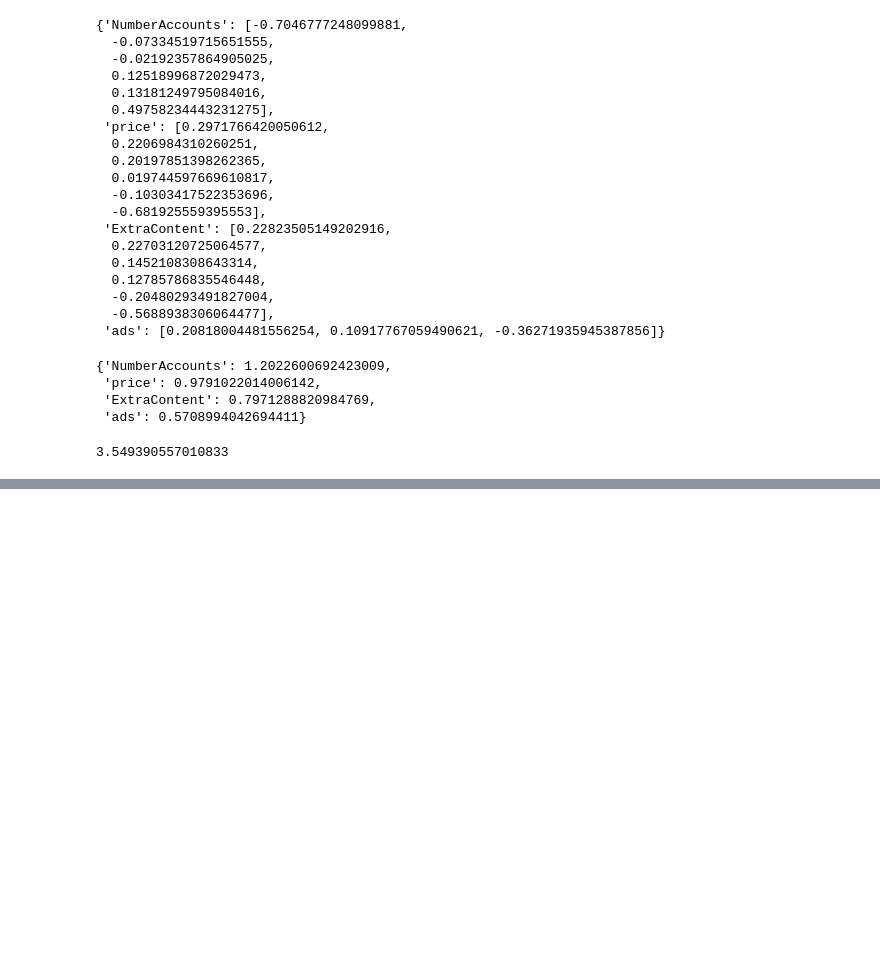
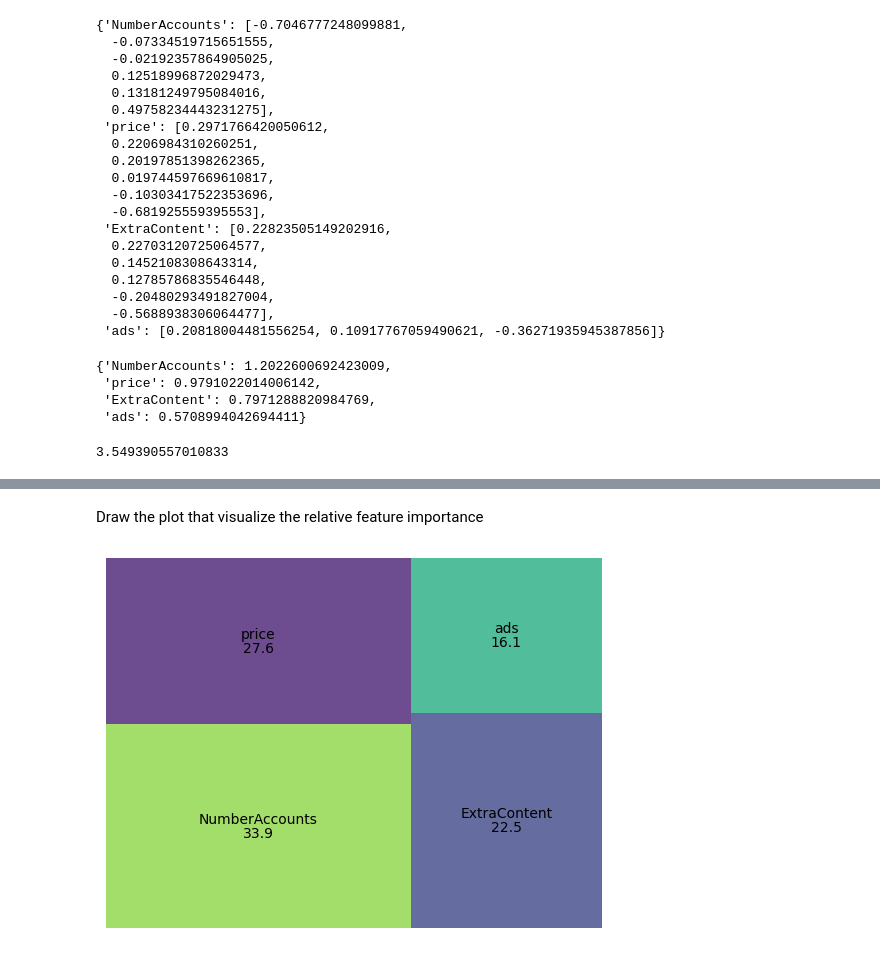
Before and after one commit to JiayiD77/Conjoint-Analysis, a Jupyter notebook: conjoint_analysis.ipynb, the cells around one changed output, grey strips where cells are left out. Cells and saved outputs as stored; diff of their text form; code cells hidden in the pictures; blank space fills up the shorter version.

```diff
--- a/conjoint_analysis.ipynb
+++ b/conjoint_analysis.ipynb
@@ -210,3 +211,9 @@ total_importance = sum(importance_per_feature.values())
 total_importance
 # %% [output]
 3.549390557010833
+# %%
+# Calculate the relative importance
+relative_importance_per_feature = {
+    k: round(100 * v/total_importance, 1) for k, v in importance_per_feature.items()
+}
+relative_importance_per_feature
@@ -212,0 +222,3 @@ total_importance
+# %%
+df_importances = pd.DataFrame(list(relative_importance_per_feature.items()),
+                              columns=['Feature', 'Relative Importance'])
@@ -212,0 +233,11 @@ total_importance
+# %% [markdown]
+Draw the plot that visualize the relative feature importance
+# %%
+squarify.plot(sizes=df_importances['Relative Importance'],
+              label=df_importances['Feature'],
+              alpha=.8,
+              value=df_importances['Relative Importance'])
+plt.axis('off')
+plt.show()
+# %% [output]
+[figure, added]
```
Also changed, not shown: parts of 4 cells of this notebook.
